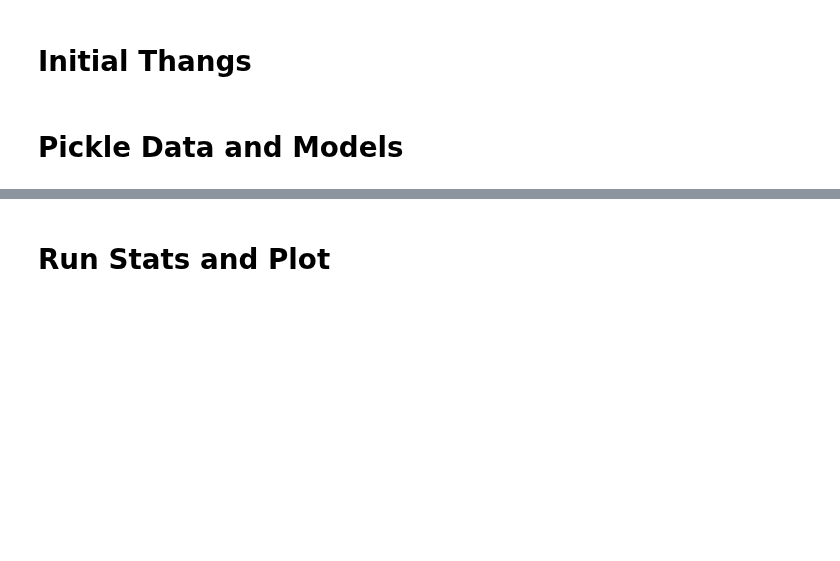
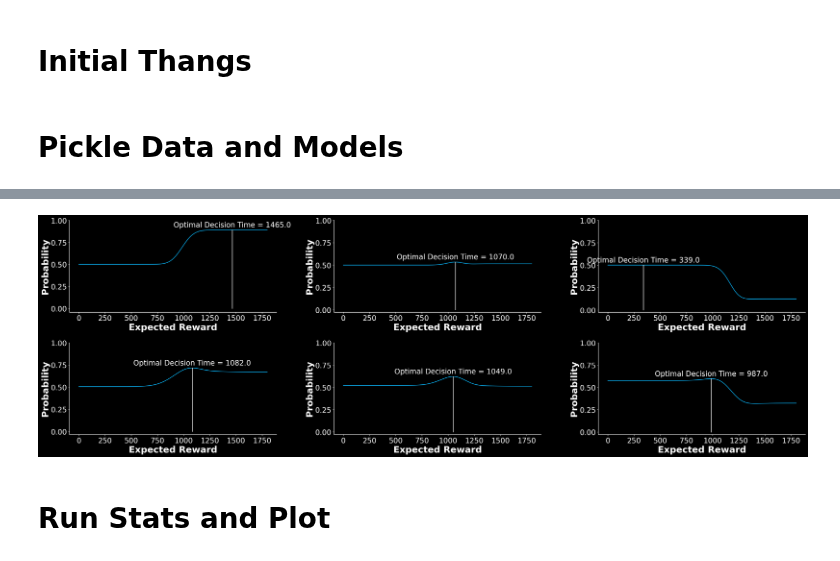
Before and after one commit to SethSullivan/MatchPennies-Agent-Expirement, a Jupyter notebook: scripts/makefigs/SCAPPS_Figures.ipynb, the cells around one changed output, grey strips where cells are left out. Saved outputs shown, nothing was run; the diff lists cells and outputs as text; code cells hidden in the pictures; blank space fills up the shorter version.

```diff
--- a/scripts/makefigs/SCAPPS_Figures.ipynb
+++ b/scripts/makefigs/SCAPPS_Figures.ipynb
@@ -27,11 +31,12 @@ EXPERIMENT = "Exp1"
 # Initial Thangs
 # %%
 plt.style.use("cashaback_dark")
-mpl.rcParams['axes.labelsize'] = 20
-mpl.rcParams['axes.titlesize'] = 25
-mpl.rcParams['xtick.labelsize'] = 15
-mpl.rcParams['ytick.labelsize'] = 15
-mpl.rcParams['figure.titlesize'] = 25
+mpl.rcParams['axes.labelsize'] = 25
+mpl.rcParams['axes.titlesize'] = 30
+mpl.rcParams['xtick.labelsize'] = 20
+mpl.rcParams['ytick.labelsize'] = 20
+mpl.rcParams['figure.titlesize'] = 35
+mpl.rcParams['font.size'] = 20
 
 
 
@@ -98,0 +103,3 @@ for i, (index, row) in enumerate(base_model_df.iterrows()):
+# %%
+model.plot_optimals(['exp_reward'],titles=[None]*6,xlabel='Expected Reward',dpi=300,figsize=(30,10))
+# %% [output]
@@ -99,3 +112,4 @@ for i, (index, row) in enumerate(base_model_df.iterrows()):
+[figure, added]
 # %% [markdown]
 # Run Stats and Plot
 # %%
```
Also changed, not shown: parts of 13 cells of this notebook.
